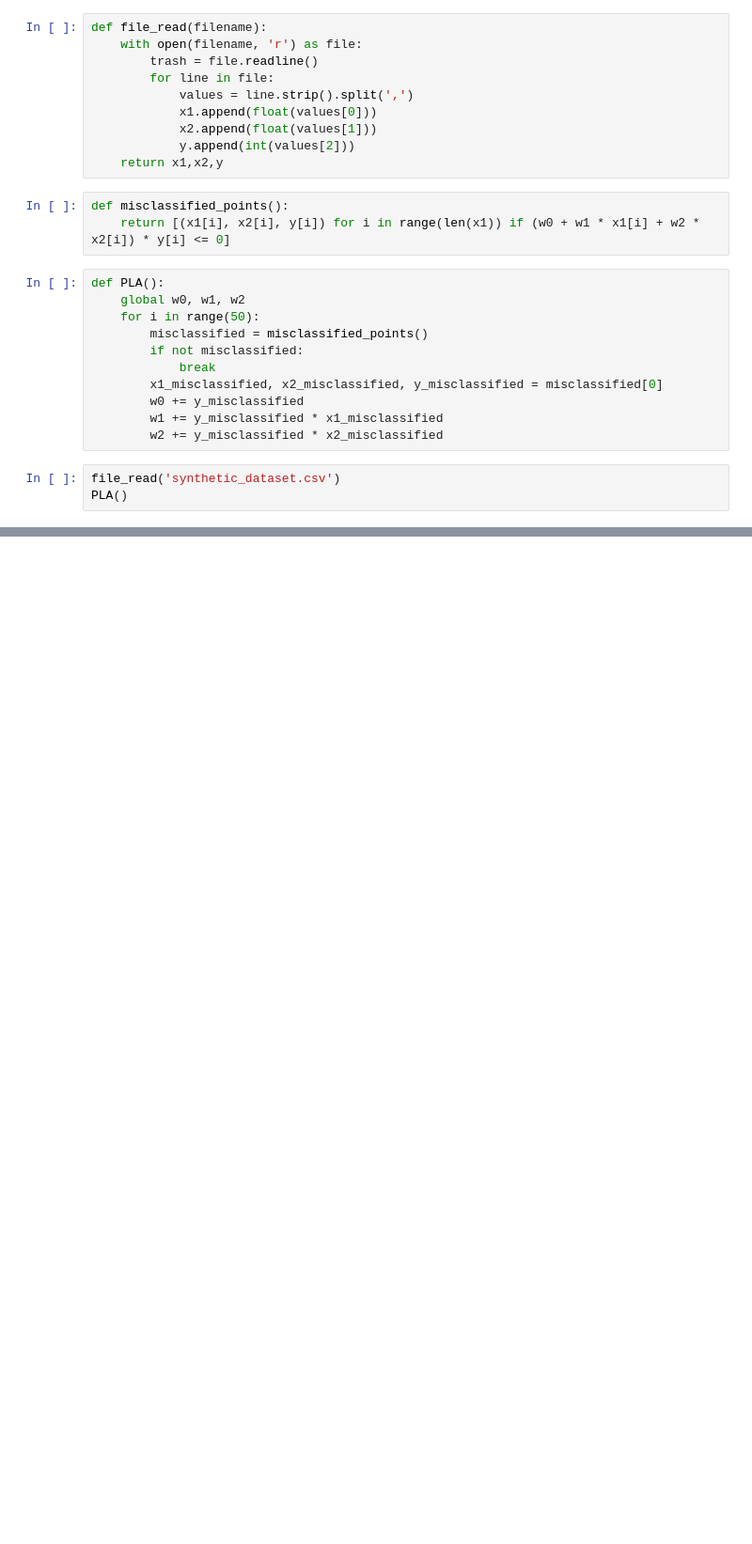
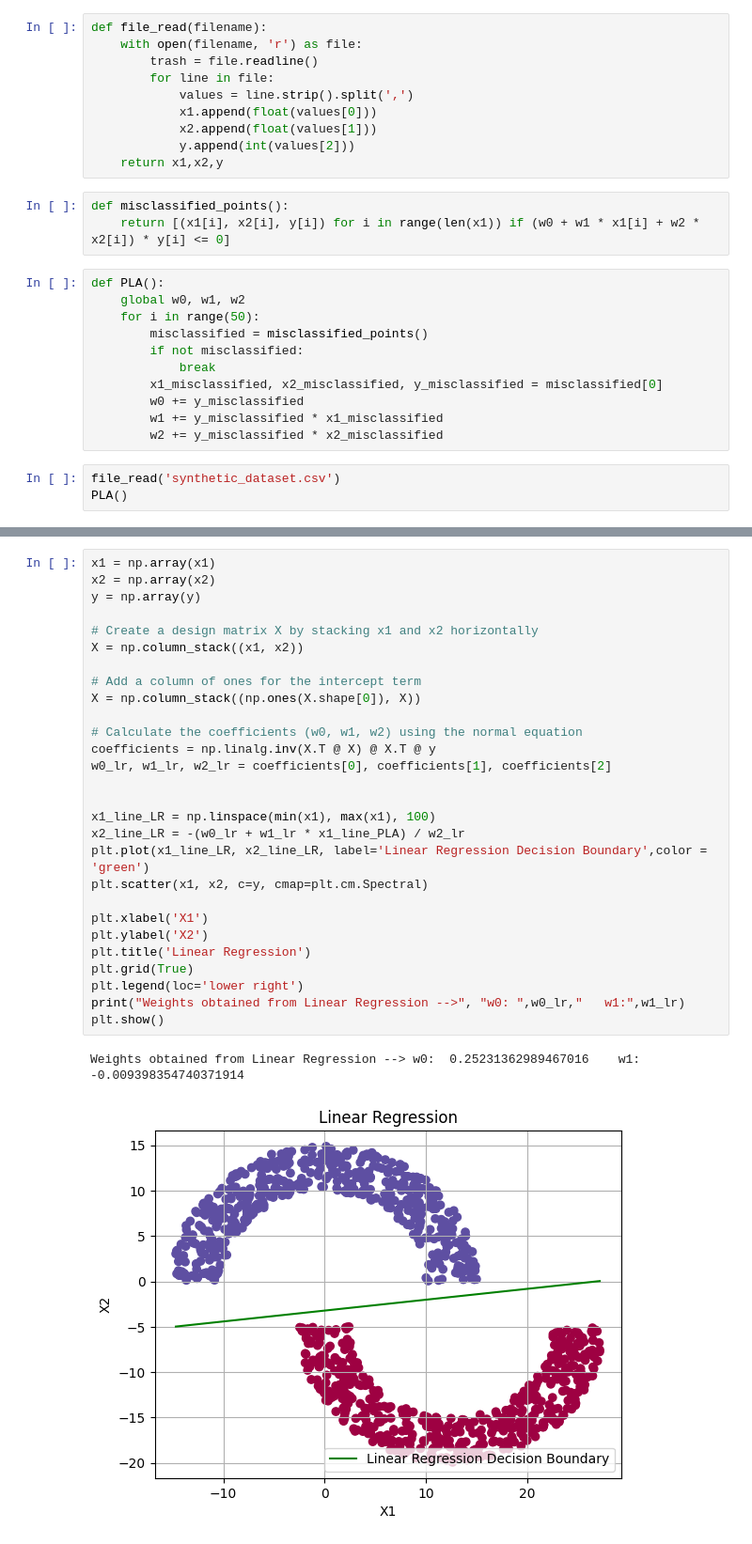
Before and after one commit to kurav/CMPE257-Fall23-Varshith-Kura, a Jupyter notebook: Homework_2_Task_2.ipynb, the cells around one changed output, grey strips where cells are left out. Shown: that part at 94% size. Drawn from its saved outputs; the diff is of its cells as text; blank space fills up the shorter version.

```diff
--- a/Homework_2_Task_2.ipynb
+++ b/Homework_2_Task_2.ipynb
@@ -125,0 +127,31 @@ Weights obtained from PLA --> w0:  31    w1: -2.561488478975374    w2:  50.03626
+# %%
+x1 = np.array(x1)
+x2 = np.array(x2)
+y = np.array(y)
+
+# Create a design matrix X by stacking x1 and x2 horizontally
+X = np.column_stack((x1, x2))
+
+# Add a column of ones for the intercept term
+X = np.column_stack((np.ones(X.shape[0]), X))
+
+# Calculate the coefficients (w0, w1, w2) using the normal equation
+coefficients = np.linalg.inv(X.T @ X) @ X.T @ y
+w0_lr, w1_lr, w2_lr = coefficients[0], coefficients[1], coefficients[2]
+
+
+x1_line_LR = np.linspace(min(x1), max(x1), 100)
+x2_line_LR = -(w0_lr + w1_lr * x1_line_PLA) / w2_lr
+plt.plot(x1_line_LR, x2_line_LR, label='Linear Regression Decision Boundary',color = 'green')
+plt.scatter(x1, x2, c=y, cmap=plt.cm.Spectral)
+
+plt.xlabel('X1')
+plt.ylabel('X2')
+plt.title('Linear Regression')
+plt.grid(True)
+plt.legend(loc='lower right')
+print("Weights obtained from Linear Regression -->", "w0: ",w0_lr,"   w1:",w1_lr)
+plt.show()
+# %% [output]
+Weights obtained from Linear Regression --> w0:  0.25231362989467016    w1: -0.009398354740371914
+[figure, added]
```
Also changed, not shown: parts of 3 cells of this notebook.
